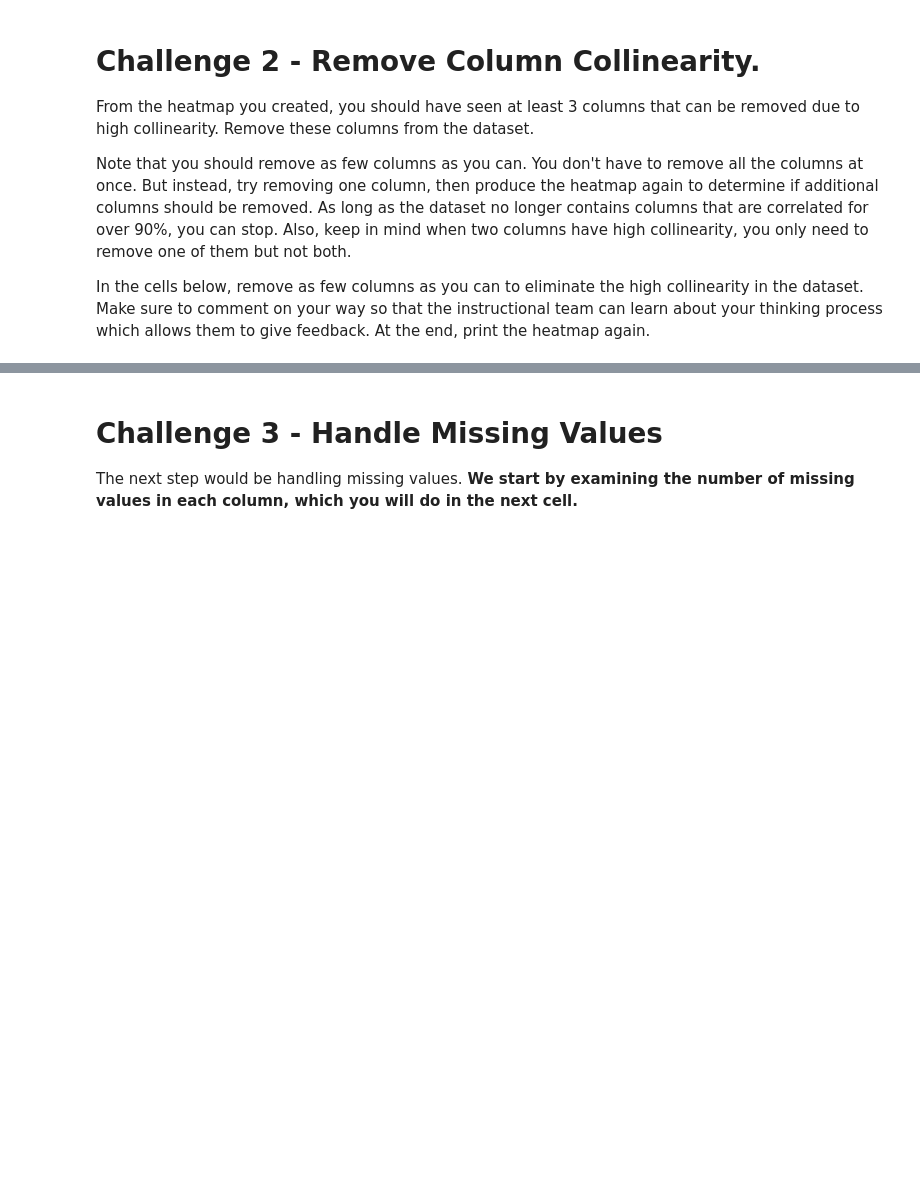
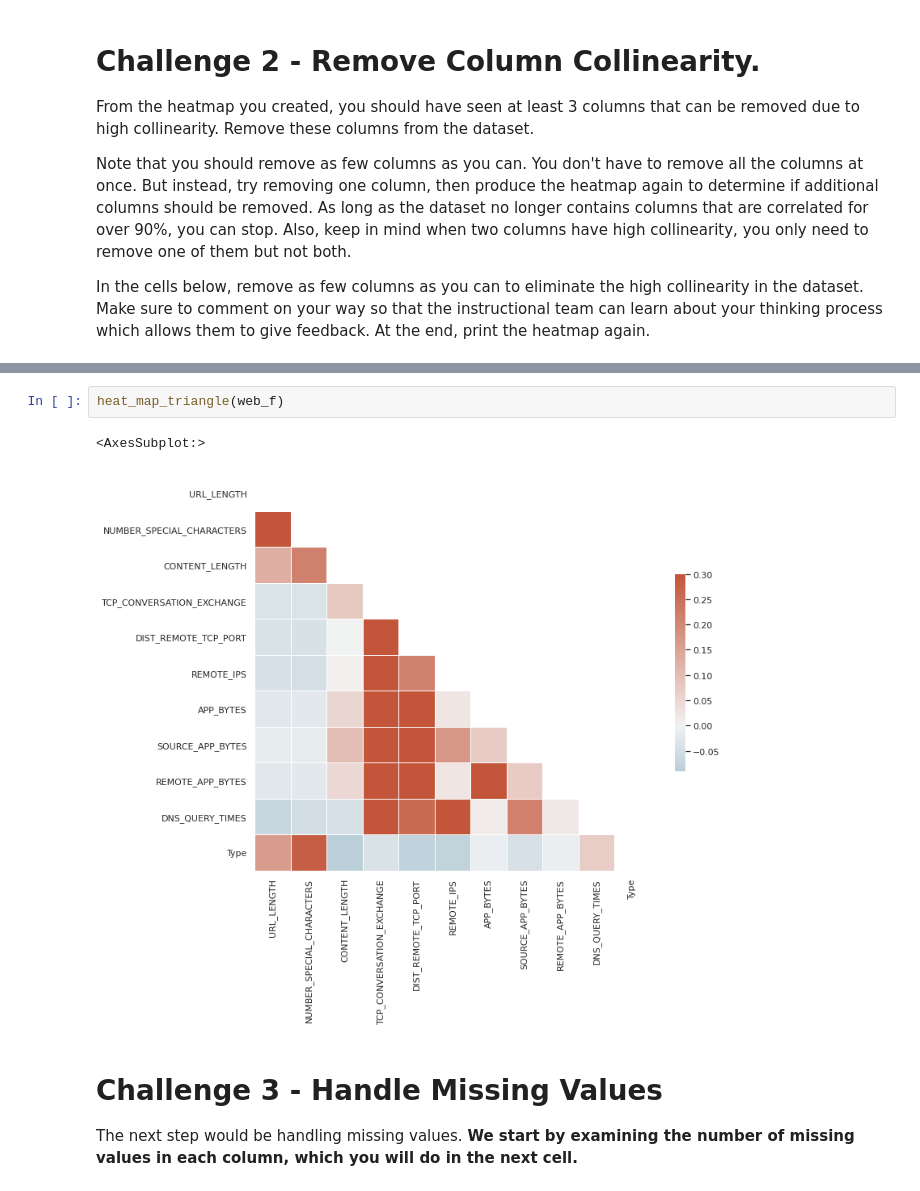
Before and after one commit to Ironhack-Data-Madrid-Marzo-2021/lab-supervised-learning, a Jupyter notebook: your-code/main.ipynb, the cells around one changed output, grey strips where cells are left out. Cells and saved outputs as stored; diff of their text form; blank space fills up the shorter version.

```diff
--- a/your-code/main.ipynb
+++ b/your-code/main.ipynb
@@ -157,3 +199,8 @@ In the cells below, remove as few columns as you can to eliminate the high colli
+# %%
+heat_map_triangle(web_f)
+# %% [output]
+<AxesSubplot:>
+[figure, added]
 # %% [markdown]
 # Challenge 3 - Handle Missing Values
 
```
Also changed, not shown: parts of 59 cells of this notebook.
